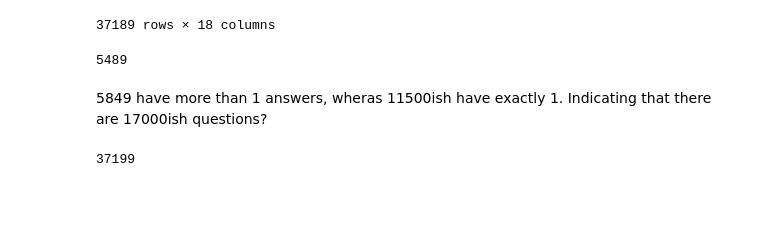
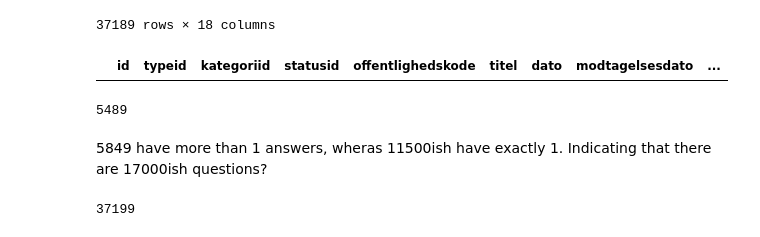
Before and after one commit to Rune-Nedergaard/XAI-NLP, a Jupyter notebook: notebooks/EDA.ipynb, the cells around one changed output. Drawn from its saved outputs; the diff is of its cells as text; code cells hidden in the pictures; blank space fills up the shorter version.

```diff
--- a/notebooks/EDA.ipynb
+++ b/notebooks/EDA.ipynb
@@ -455,6 +464,10 @@ p20_answers.head(-10)
 | 0 | 1011526 | 17 | 22 | 1 | O | UFU alm. del - svar på MFU spm. 2... | 2022-10-04T00:00:00 | 2022-10-04T00:00:00 | ... |
 | 0 | 1011532 | 17 | 22 | 1 | O | GRU alm. del - svar på spm. 66 om... | 2022-03-29T00:00:00 | 2022-10-04T00:00:00 | ... |
 37189 rows × 18 columns
+# %%
+p20_answers[p20_answers['spørgsmålsid'] == 1019766]
+# %% [output]
+|  | id | typeid | kategoriid | statusid | offentlighedskode | titel | dato | modtagelsesdato | ... |
 # %%
 #checking how many p20_answers 'titel' are duplicates
 p20_answers['titel'].value_counts()
```
Also changed, not shown: parts of 2 cells of this notebook, 6 other files.
